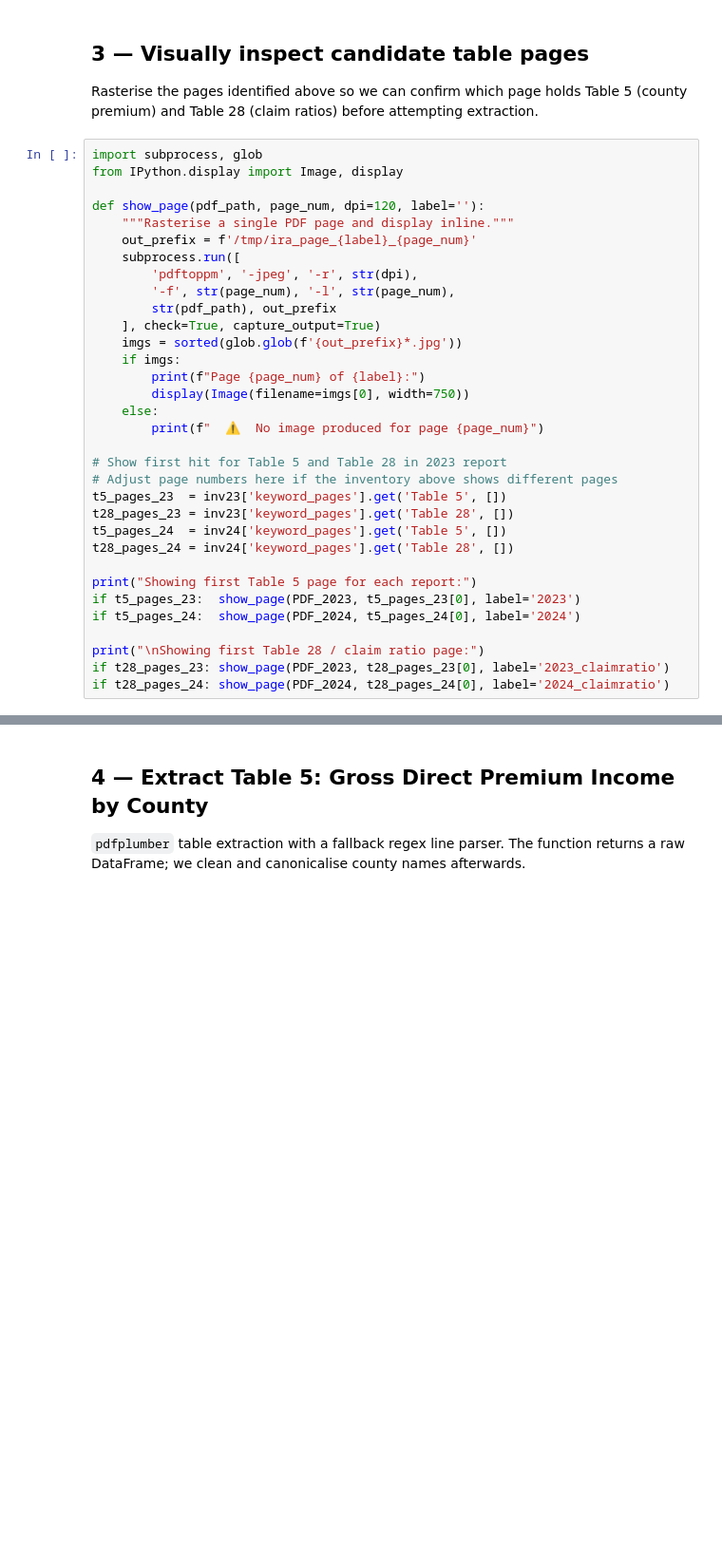
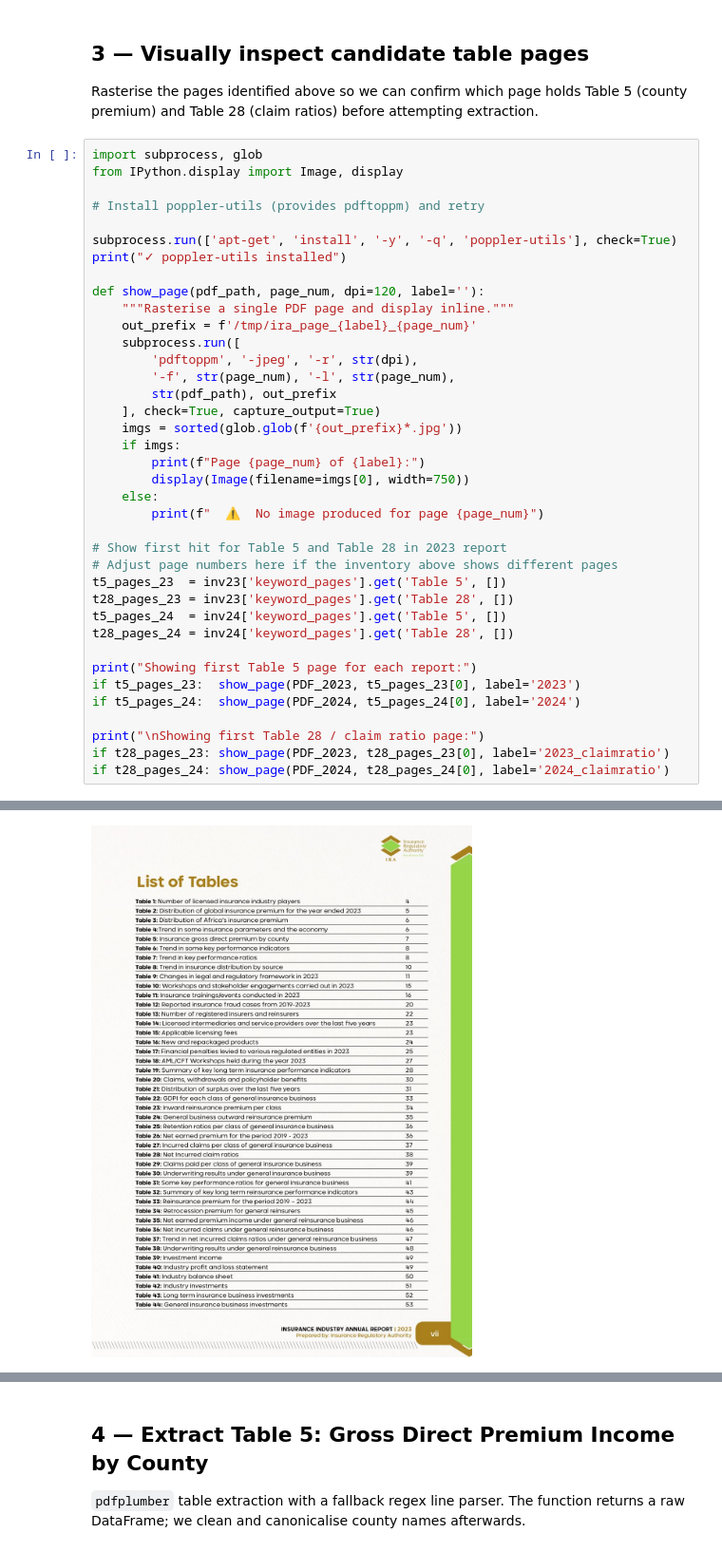
Before and after one commit to VAL-Jerono/KHS_housing_dissertation, a Jupyter notebook: IRA_Extraction_Notebook.ipynb, the cells around one changed output, grey strips where cells are left out. Shown at 95% size. Drawn from its saved outputs; the diff is of its cells as text; blank space fills up the shorter version.

```diff
--- a/IRA_Extraction_Notebook.ipynb
+++ b/IRA_Extraction_Notebook.ipynb
@@ -112,6 +135,11 @@ Table 5 (county premium) and Table 28 (claim ratios) before attempting extractio
 # %%
 import subprocess, glob
 from IPython.display import Image, display
+
+# Install poppler-utils (provides pdftoppm) and retry
+
+subprocess.run(['apt-get', 'install', '-y', '-q', 'poppler-utils'], check=True)
+print("✓ poppler-utils installed")
 
 def show_page(pdf_path, page_num, dpi=120, label=''):
     """Rasterise a single PDF page and display inline."""
@@ -142,3 +170,4 @@ if t5_pages_24:  show_page(PDF_2024, t5_pages_24[0], label='2024')
 print("\nShowing first Table 28 / claim ratio page:")
 if t28_pages_23: show_page(PDF_2023, t28_pages_23[0], label='2023_claimratio')
 if t28_pages_24: show_page(PDF_2024, t28_pages_24[0], label='2024_claimratio')
+# %% [output]
@@ -144,0 +177 @@ if t28_pages_24: show_page(PDF_2024, t28_pages_24[0], label='2024_claimratio')
+[figure, added]
```
Also changed, not shown: parts of 19 cells of this notebook.
